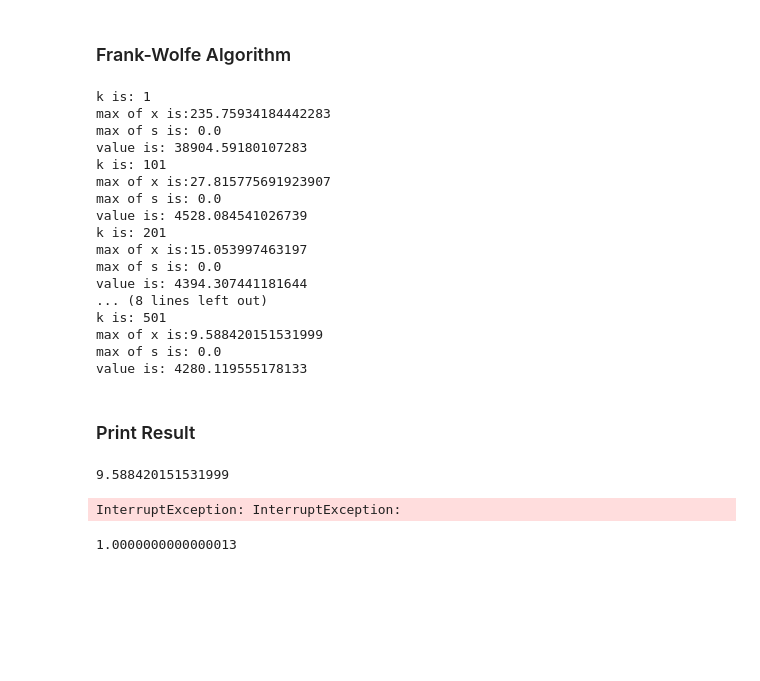
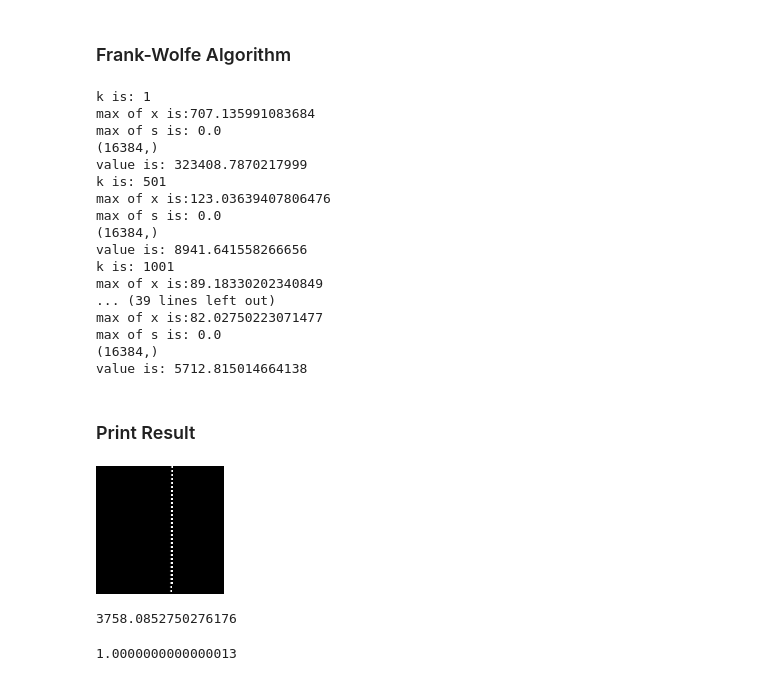
Before and after one commit to e-vic/CPSC536-HW2, a Jupyter notebook: CPSC536M - Homework 2.ipynb, the cells around one changed output. Drawn from its saved outputs; the diff is of its cells as text; code cells hidden in the pictures; blank space fills up the shorter version.

```diff
--- a/CPSC536M - Homework 2.ipynb
+++ b/CPSC536M - Homework 2.ipynb
@@ -54,7 +54,7 @@ function linesearch(grad_f,s,d)
         alpha_range = (1/2) * alpha_range
         alpha_storage[i+1] = deepcopy(alpha_mid)
     end
-    return alpha_mid, alpha_storage
+    return alpha_mid
 end
 
 
@@ -126,24 +126,28 @@ function frank_wolfe(tau,f,f_grad,K,x0_wav,wav)
 
         x0 = idwt(x0_wav, wav, 3)
         grad_f = f_grad(x0)
+#         grad_f = dwt(gradient(y -> f(y),x0)[1], wav, 3)
 
         #s, = get_s(D,grad_f[1])
 
         ind_max = argmax(grad_f)
         s = -tau * sign(grad_f[ind_max])* I(n)[:,ind_max] # from http://www.stat.cmu.edu/~ryantibs/convexopt-S15/scribes/23-cond-grad-scribed.pdf
 
-        gamma = 2 / (2+k)
+        gamma = 2 / (2+sqrt(k))
+#         gamma = linesearch(grad_f,s,x0_wav)
+#         println(gamma)
         x1_wav = ((1-gamma) .* x0_wav) + (gamma .* s)
         x0_wav = deepcopy(x1_wav)
         #x_history[:,k+1] = x0
 
-        if mod(k,100)==1
+        if mod(k,500)==1
             print("k is: ")
             println(k)
             print("max of x is:")
             println(maximum(idwt(x0_wav, wav, 3)))
             print("max of s is: ")
             println(maximum(s))
+            println(size(x0_wav))
             print("value is: ")
             println(f(idwt(x0_wav, wav, 3)))
         end
@@ -290,12 +294,13 @@ mosaicview(original, blurry1, Gray.(blurry_array); nrow=1)
 # %% [markdown]
 ### Frank-Wolfe Algorithm
 # %%
-function objective(X,R,wav,B)
+function objective(X_vec,R,wav,B_vec)
 #     X = idwt(X_wav, wav, 3) # commented out since derivative doesn't like the transform to occur in the objective...
-    return (1/2) * sum(( (R * X[:]) - B[:]) .^ 2)
+    return (1/2) * sum(( (R * X_vec) - B_vec) .^ 2)
 end
 
-function obejctive_gradient(X_vec,R,B_vec,wav)
+function obejctive_gradient(X_vec,R,B_vec,wav,f)
+#     temp = gradient(y -> f(y),X_vec)
     temp = (R' * R * X_vec) - (R' * B_vec)
     return dwt(temp , wav, 3)
 end
@@ -304,50 +309,49 @@ wtb = wavelet(WT.haar) # define wavelet to use in transform
 wt = WT.scale(wtb, 1)# 1/sqrt(2) scales output to be between 0 and 1 - useful? idk
 wti = WT.scale(wtb, 1)
 
-K = 501 # frank-wolfe iterations
+K = 5001 # frank-wolfe iterations
 
 BLURRY = blurry_array
 X0_wav = dwt(BLURRY[:],wt,3) # make initial condition the wavelet transform of blurry matrix
-tau = 1000 # make tau the 1-norm of the wavelet transform of blurry matrix
+tau = 3000 # make tau the 1-norm of the wavelet transform of blurry matrix
 X0_trunc = tau .* (X0_wav ./ sum(abs.(X0_wav)))
 
 
-f = (y -> objective(y,conv_matrix,wti,BLURRY)) # set objective function
-f_grad = (y -> obejctive_gradient(y,conv_matrix,BLURRY[:],wt))
+f = (y -> objective(y,conv_matrix,wti,BLURRY[:])) # set objective function
+f_grad = (y -> obejctive_gradient(y,conv_matrix,BLURRY[:],wt,f))
 X_wav_sol = frank_wolfe(tau,f,f_grad,K,X0_trunc,wti); # call frank-wolfe
 # X_wav_sol = frank_wolfe(tau,f,K,X0_wav,wt)
 X_sol = idwt(X_wav_sol, wti, 3); # inverse wavelet transform to bring back to the image domain
 # %% [output]
 k is: 1
-max of x is:235.75934184442283
+max of x is:707.135991083684
 max of s is: 0.0
-value is: 38904.59180107283
-k is: 101
-max of x is:27.815775691923907
+(16384,)
+value is: 323408.7870217999
+k is: 501
+max of x is:123.03639407806476
 max of s is: 0.0
-value is: 4528.084541026739
-k is: 201
-max of x is:15.053997463197
+(16384,)
+value is: 8941.641558266656
+k is: 1001
+max of x is:89.18330202340849
+... (39 lines left out)
+max of x is:82.02750223071477
 max of s is: 0.0
-value is: 4394.307441181644
-... (8 lines left out)
-k is: 501
-max of x is:9.588420151531999
-max of s is: 0.0
-value is: 4280.119555178133
+(16384,)
+value is: 5712.815014664138
 # %% [markdown]
 ### Print Result
 # %%
 X = reshape(X_sol,size(blurry_array))
 Gray.(X)
-maximum(X)
+# maximum(X)
 # %% [output]
-9.588420151531999
+[figure, added]
-# %%
-M = rand(n,n)
-Gray.( tau .* (M ./ sum(abs.(M))))
-# %% [output]
-InterruptException: InterruptException:
+# %%
+sum(abs.(X0_wav))
+# %% [output]
+3758.0852750276176
 # %%
 wtb = wavelet(WT.haar)
 wt = WT.scale(wtb, 2)
```
Also changed, not shown: parts of 1 cell of this notebook.
